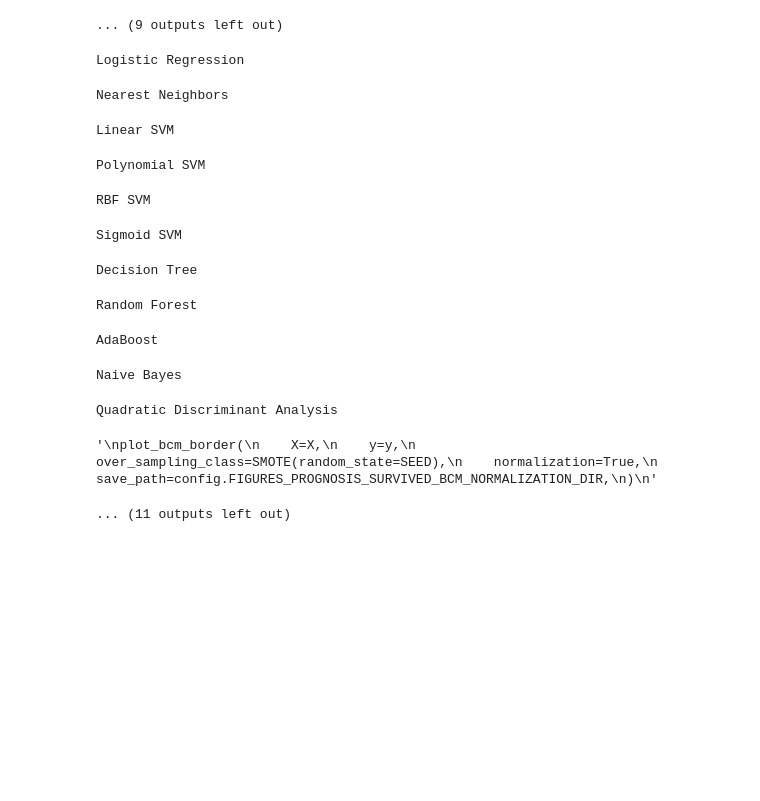
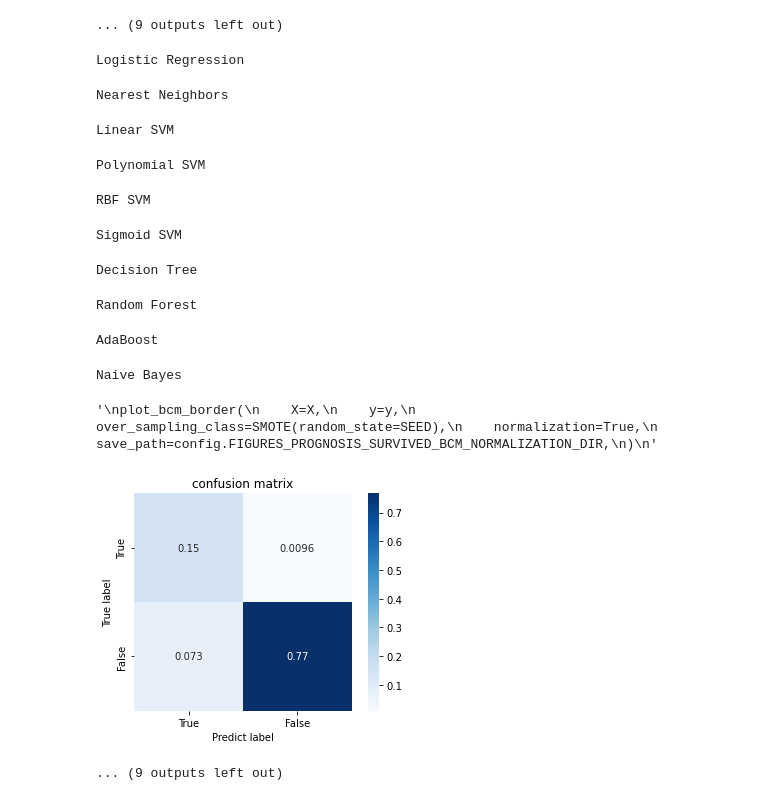
Before and after one commit to mono-clone/breast_cancer_analytics, a Jupyter notebook: notebooks/3.0.0-create_bcm_basic.ipynb, the cells around one changed output. Saved outputs shown, nothing was run; the diff lists cells and outputs as text; code cells hidden in the pictures; blank space fills up the shorter version.

```diff
--- a/notebooks/3.0.0-create_bcm_basic.ipynb
+++ b/notebooks/3.0.0-create_bcm_basic.ipynb
@@ -887,34 +886,34 @@ Naive Bayes
 # %%
 # オーバーサンプリングあり、正規化ありのモデル比較
 compare_bcms(
     X=X,
     y=y,
-    average_time=100,
+    average_time=10,
     over_sampling_class=SMOTE(random_state=SEED),
     plot_columns=plot_columns,
     normalization=True,
 )
 
 """
 plot_bcm_border(
     X=X,
     y=y,
     over_sampling_class=SMOTE(random_state=SEED),
     normalization=True,
     save_path=config.FIGURES_PROGNOSIS_SURVIVED_BCM_NORMALIZATION_DIR,
 )
 """
 # %% [output]
 Logistic Regression
 Nearest Neighbors
 Linear SVM
 Polynomial SVM
 RBF SVM
 Sigmoid SVM
 Decision Tree
 Random Forest
 AdaBoost
 Naive Bayes
-Quadratic Discriminant Analysis
+'\nplot_bcm_border(\n    X=X,\n    y=y,\n    over_sampling_class=SMOTE(random_state=SEED),\n    normalization=True,\n    save_path=config.FIGURES_PROGNOSIS_SURVIVED_BCM_NORMALIZATION_DIR,\n)\n'
+[figure, added]
-'\nplot_bcm_border(\n    X=X,\n    y=y,\n    over_sampling_class=SMOTE(random_state=SEED),\n    normalization=True,\n    save_path=config.FIGURES_PROGNOSIS_SURVIVED_BCM_NORMALIZATION_DIR,\n)\n'
+... (9 outputs left out)
-... (11 outputs left out)
```
Also changed, not shown: parts of 2 cells of this notebook, 11 other files.
